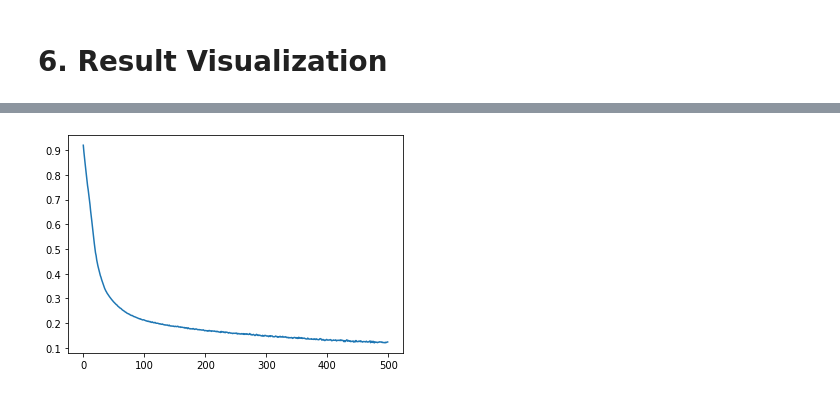
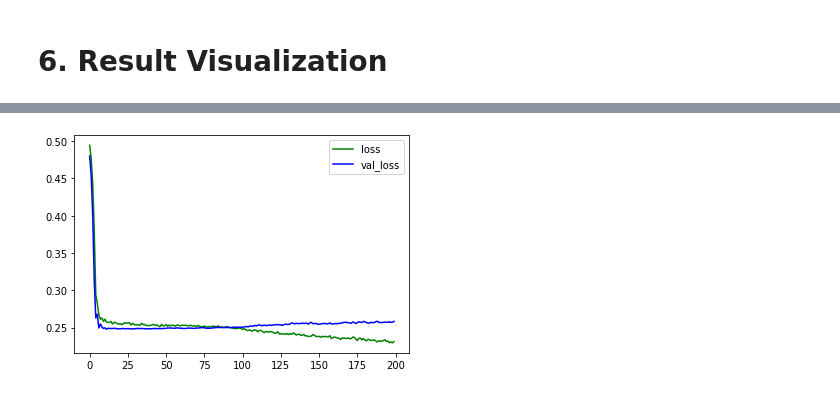
Before and after one commit to Hann-THL/4D_41V4LY515, a Jupyter notebook: analysis_2/Analysis 2 - Recurrent Neural Network.ipynb, the cells around one changed output, grey strips where cells are left out. Cells and saved outputs as stored; diff of their text form; code cells hidden in the pictures.

Commit message:
change neural network stucture to have 3 layers, and plot val_loss to view overfitting issue

```diff
--- a/analysis_2/Analysis 2 - Recurrent Neural Network.ipynb
+++ b/analysis_2/Analysis 2 - Recurrent Neural Network.ipynb
@@ -76,7 +76,7 @@ max_value = 9999
 input_data = []
 target_data = []
 
-period_count = 5
+period_count = 1
 for i, arr in enumerate(period_arr):
     if i == len(period_arr) - period_count:
         break
@@ -132,13 +132,19 @@ x_test.shape (36, 5, 23)
 ### 5.1 Model Definition
 # %%
 model = Sequential()
-# model.add(CuDNNLSTM(price_count, input_shape=(x_train.shape[1], x_train.shape[2]), return_sequences=True))
-model.add(LSTM(price_count, input_shape=(x_train.shape[1], x_train.shape[2]), return_sequences=True))
-model.add(BatchNormalization())
+# model.add(CuDNNLSTM(units=128, input_shape=(x_train.shape[1], x_train.shape[2]), return_sequences=True))
+model.add(LSTM(units=128, input_shape=(x_train.shape[1], x_train.shape[2]), return_sequences=True))
+model.add(Dropout(0.2))
 
-# model.add(CuDNNLSTM(price_count, input_shape=(x_train.shape[1], x_train.shape[2])))
-model.add(LSTM(price_count, input_shape=(x_train.shape[1], x_train.shape[2])))
-model.add(BatchNormalization())
+# model.add(CuDNNLSTM(units=128, return_sequences=True))
+model.add(LSTM(units=128, return_sequences=True))
+model.add(Dropout(0.2))
+
+# model.add(CuDNNLSTM(units=128))
+model.add(LSTM(units=128))
+model.add(Dropout(0.2))
+
+model.add(Dense(units=price_count))
 
 opt = tf.keras.optimizers.Adam(lr=0.001, decay=1e-6)
 model.compile(loss='mean_absolute_error', optimizer=opt, metrics=['accuracy'])
@@ -169,6 +176,6 @@ _________________________________________________________________
 ### 5.2 Train Model
 # %%
 start_time = dt.now().strftime("%Y-%m-%d %H:%M:%S.%f")
-history = model.fit(x_train, y_train, epochs=500, validation_data=(x_test, y_test))
+history = model.fit(x_train, y_train, epochs=200, validation_data=(x_test, y_test))
 end_time = dt.now().strftime("%Y-%m-%d %H:%M:%S.%f")
 # %% [output]
@@ -233,5 +240,7 @@ for i, arr in enumerate(y_test[:10]):
 # %%
-plt.plot(history.history['loss'])
+plt.plot(history.history['loss'], c='g', label='loss')
+plt.plot(history.history['val_loss'], c='b', label='val_loss')
+plt.legend()
 plt.show()
 # %% [output]
-[figure, old version]
+[figure, new version]
```
Also changed, not shown: parts of 7 cells of this notebook.
